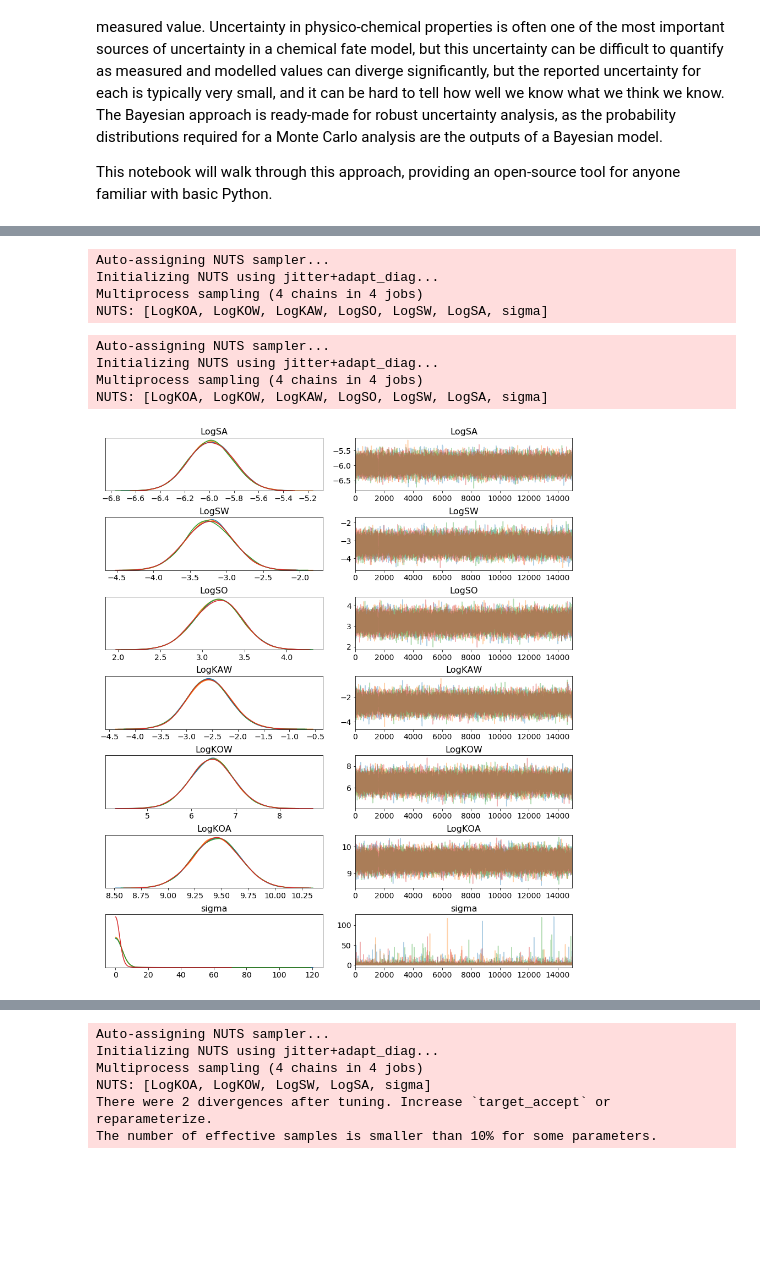
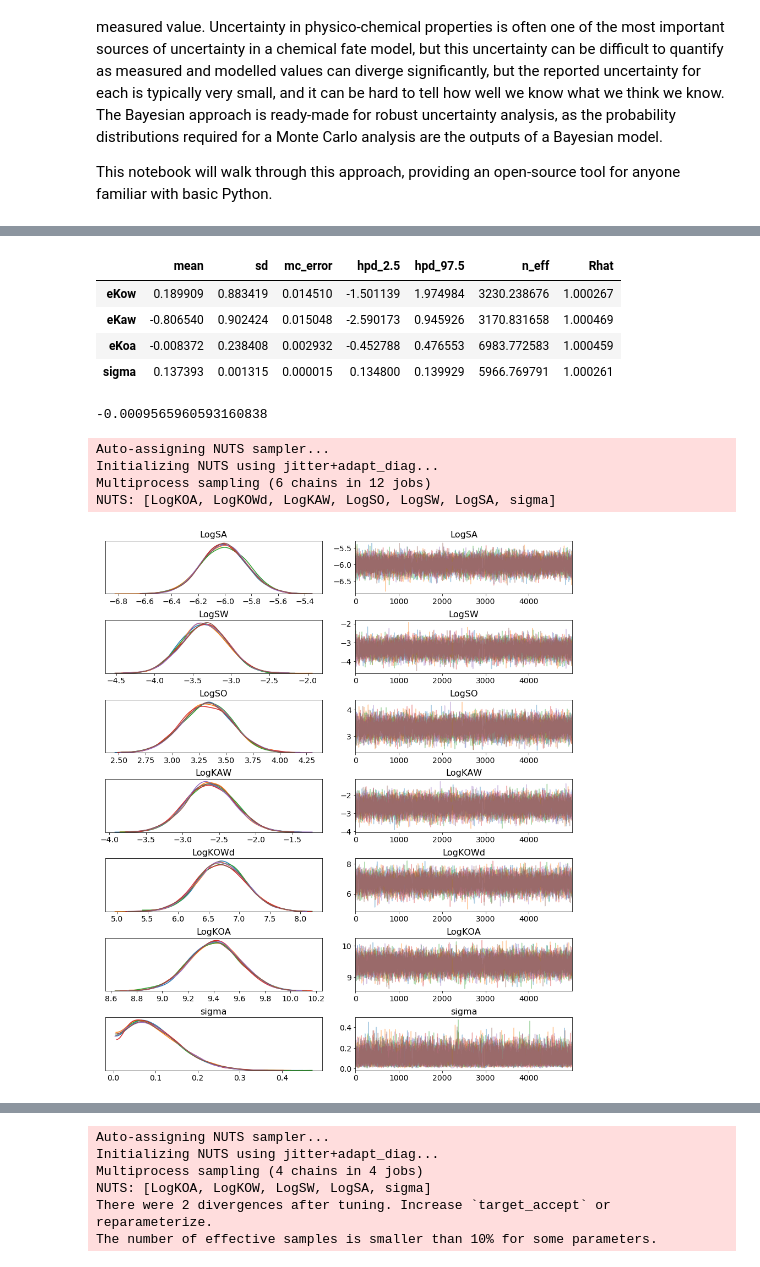
Before and after one commit to tfmrodge/FAVs_Paper, a Jupyter notebook: FAV_Estimation.ipynb, the cells around one changed output, grey strips where cells are left out. Saved outputs shown, nothing was run; the diff lists cells and outputs as text; code cells hidden in the pictures; blank space fills up the shorter version.

```diff
--- a/FAV_Estimation.ipynb
+++ b/FAV_Estimation.ipynb
@@ -224,10 +488,29 @@ pm.summary(trace) #Students T distribution on model, normal on priors except for
+# %%
+pm.summary(trace)
+# %% [output]
+|  | mean | sd | mc_error | hpd_2.5 | hpd_97.5 | n_eff | Rhat |
+| eKow | 0.189909 | 0.883419 | 0.014510 | -1.501139 | 1.974984 | 3230.238676 | 1.000267 |
+| eKaw | -0.806540 | 0.902424 | 0.015048 | -2.590173 | 0.945926 | 3170.831658 | 1.000469 |
+| eKoa | -0.008372 | 0.238408 | 0.002932 | -0.452788 | 0.476553 | 6983.772583 | 1.000459 |
+| sigma | 0.137393 | 0.001315 | 0.000015 | 0.134800 | 0.139929 | 5966.769791 | 1.000261 |
+# %%
+#pm.summary(trace) #
+propmeans = np.array([props[0].mean(),props[1].mean(),props[2].mean()])
+epsilons = np.array([trace['eKow'].mean(),trace['eKaw'].mean(),trace['eKoa'].mean()])
+adjprops = np.array([propmeans - epsilons])
+#adjprops#-1*adjprops[0,0]+adjprops[0,1]+adjprops[0,2]
+-1*adjprops[0,0]+adjprops[0,1]+adjprops[0,2]
+#propmeans
+#adjprops
+#RSD
+# %% [output]
+-0.0009565960593160838
 # %%
 #Now, let's try to extend this to a case where we know all six of the basic phys-chem properties. This represents
 #the situation where we have three equations with six unkowns (as per Schenker 2005):
 #LogSA*(1)+ LogSw *(-1) + LogKAW *(-1)= 0 [1 -1 0 -1 0 0] = 0
 #LogSA*(1)+ LogSo *(-1) + LogKOA *(1)= 0 [1 0 -1 0 0 1] = 0
 #LogSw*(1)+ LogSo *(-1) + LogKOA *(1)= 0 [0 1 -1 0 1 0] = 0
-#this case are:Kaw,
 basemat = np.array([[1,-1,0,-1,0,0],[1,0,-1,0,0,1],[0,1,-1,0,1,0]])  #Order is: Sa, Sw, So, Kaw, Kow, Koa
 X = basemat
 y = 0
@@ -237,11 +520,12 @@ y = 0
 import pymc3 as pm
 import arviz as az
 comp = "p,p'- DDE"
-props_model = pm.Model()
+sixparam_model = pm.Model()
 beta = [0,0,0,0,0,0]
-with props_model:
+with sixparam_model:
     #Define priors
-    sigma = pm.HalfCauchy('sigma', beta=1., testval=1.) #Model error
+    #sigma = pm.HalfCauchy('sigma', beta=1., testval=1.) #Model error
+    sigma = pm.HalfNormal('sigma', 0.1, testval=0.1)
     #alpha = pm.Normal('alpha', 0, sigma=1e-3) #Acceptable misclosure error
     #For the phys-chem properties, we have some choices of priors depending on our confidence in the data.
     #For our defaults we can use normal distributions, since we have measured values and have adjusted them to account
@@ -252,7 +536,7 @@ with props_model:
     beta[3] = pm.Normal('LogKAW', mu = uLDV.loc[comp,'LogKAW'].n, sigma=uLDV.loc[comp,'LogKAW'].s) #.n = nominal value and .s = std dev.
     #Kow can be converted to
     #beta[4] = pm.Normal('LogKOWd', mu = uLDV.loc[comp,'LogKOWd'].n, sigma=uLDV.loc[comp,'LogKOWd'].s)
-    beta[4] = pm.Normal('LogKOW', mu = uLDV.loc[comp,'LogKOW'].n, sigma=uLDV.loc[comp,'LogKOW'].s)
+    beta[4] = pm.Normal('LogKOWd', mu = uLDV.loc[comp,'LogKOWd'].n, sigma=uLDV.loc[comp,'LogKOWd'].s)
     beta[5] = pm.Normal('LogKOA', mu = uLDV.loc[comp,'LogKOA'].n, sigma=uLDV.loc[comp,'LogKOA'].s)
     #Students T distribution has fatter tails, so implies less confidence in the values. We can use this as a way of saying
     #that we think there might be some bias in the measured values.
@@ -263,29 +547,24 @@ with props_model:
 
     epsilon = np.dot(X,beta) #This gives us the misclosure error for each of the three equations
     #The model tries to fit to an observation, in this case that the misclosure should be 0.
-    mu = np.sum(epsilon**2)#Here we are going to use the sum of squares, equivalent to the Schenker method, but Bayesian
-
-    # Likelihood (sampling distribution) of observations
+    #Here we are going to use the sum of squared errors
+    mu = np.sum(epsilon**2)
+    #Likelihood (sampling distribution) of observations
     #Y_obs = pm.Normal('Y_obs', mu=mu, sigma=sigma, observed=y)#Normal
     Y_obs = pm.StudentT('Y_obs',nu = 3, mu=mu, sigma=sigma, observed=y)#Students for robust regression (broader tails)
-    sixparam_trace = pm.sample(15000, tune=50000)#, step=step)
+    #sixparam_trace = pm.sample(15000, tune=50000)#, step=step)
-# %% [output]
-Auto-assigning NUTS sampler...
-Initializing NUTS using jitter+adapt_diag...
-Multiprocess sampling (4 chains in 4 jobs)
-NUTS: [LogKOA, LogKOW, LogKAW, LogSO, LogSW, LogSA, sigma]
 # %%
-#with sixparam_model:
+with sixparam_model:
     # instantiate sampler - without this we just use NUTS
     #step = pm.Slice()
     # draw 5000 posterior samples
-    #sixparam_trace = pm.sample(15000, tune=50000)#, step=step)
+    sixparam_trace = pm.sample(5000, tune=5000,chains = 6, cores = 12)#, step=step)
 pm.traceplot(sixparam_trace);
 # %% [output]
 Auto-assigning NUTS sampler...
 Initializing NUTS using jitter+adapt_diag...
-Multiprocess sampling (4 chains in 4 jobs)
-NUTS: [LogKOA, LogKOW, LogKAW, LogSO, LogSW, LogSA, sigma]
+Multiprocess sampling (6 chains in 12 jobs)
+NUTS: [LogKOA, LogKOWd, LogKAW, LogSO, LogSW, LogSA, sigma]
-[figure, old version]
+[figure, new version]
 # %%
 pm.summary(sixparam_trace)
```
Also changed, not shown: parts of 29 cells of this notebook, 2 other files.
